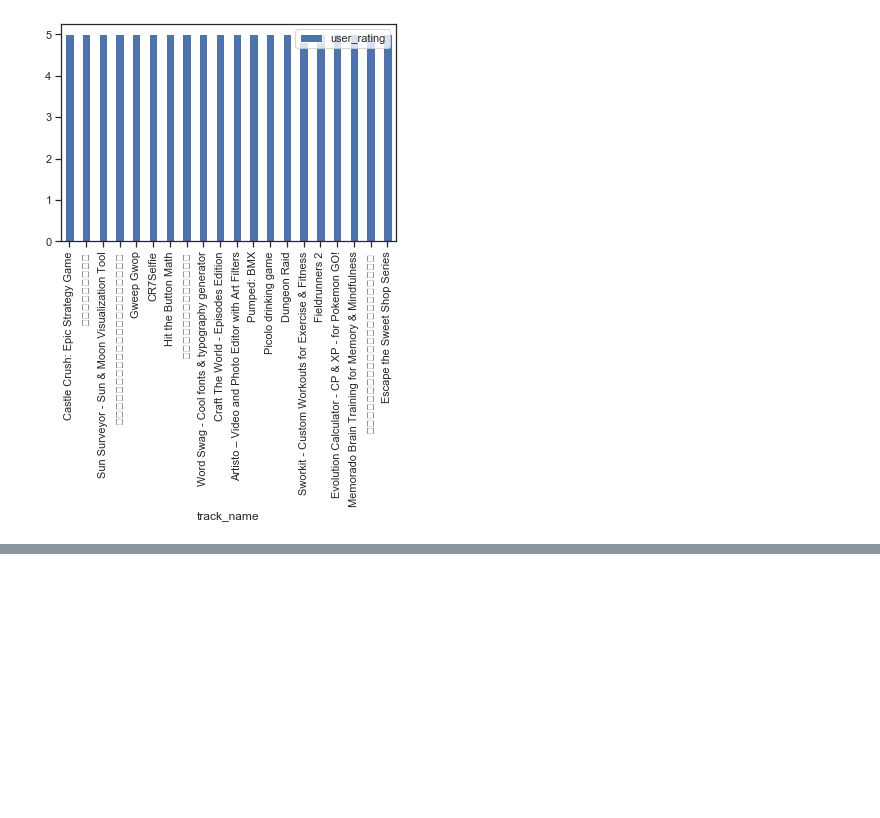
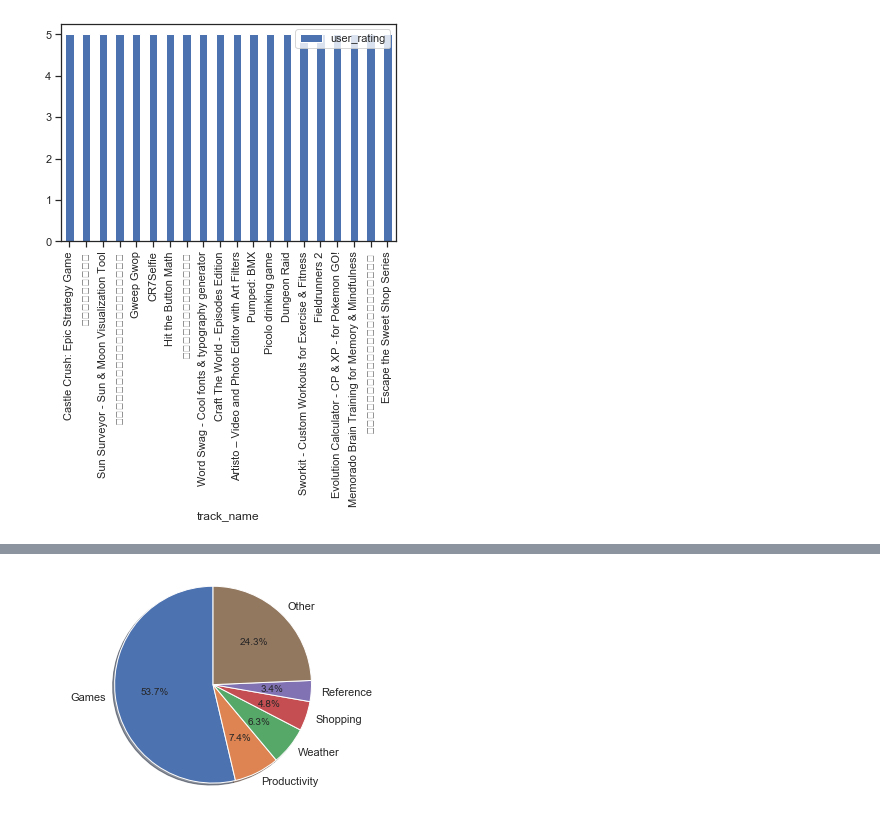
Before and after one commit to MtheEPIC/KaggleProj, a Jupyter notebook: Apple_Visualization.ipynb, the cells around one changed output, grey strips where cells are left out. Drawn from its saved outputs; the diff is of its cells as text; code cells hidden in the pictures; blank space fills up the shorter version.

```diff
--- a/Apple_Visualization.ipynb
+++ b/Apple_Visualization.ipynb
@@ -77,0 +73,17 @@ sns.pairplot(dfTmp, hue="dd")
+# %%
+import matplotlib.pyplot as plt
+
+sliceIndex = 5
+labels = df['prime_genre'].unique()[:sliceIndex]
+labels = np.append(labels, ["Other"])
+sizes = df['prime_genre'].value_counts()[:sliceIndex]
+sizes = np.append(sizes, [len(df)-df['prime_genre'].value_counts()[:sliceIndex].sum()])
+
+fig1, ax1 = plt.subplots()
+ax1.pie(sizes, labels=labels, autopct='%1.1f%%',
+        shadow=True, startangle=90)
+ax1.axis('equal')  # Equal aspect ratio ensures that pie is drawn as a circle.
+
+plt.show()
+# %% [output]
+[figure, added]
```
Also changed, not shown: parts of 1 cell of this notebook.
